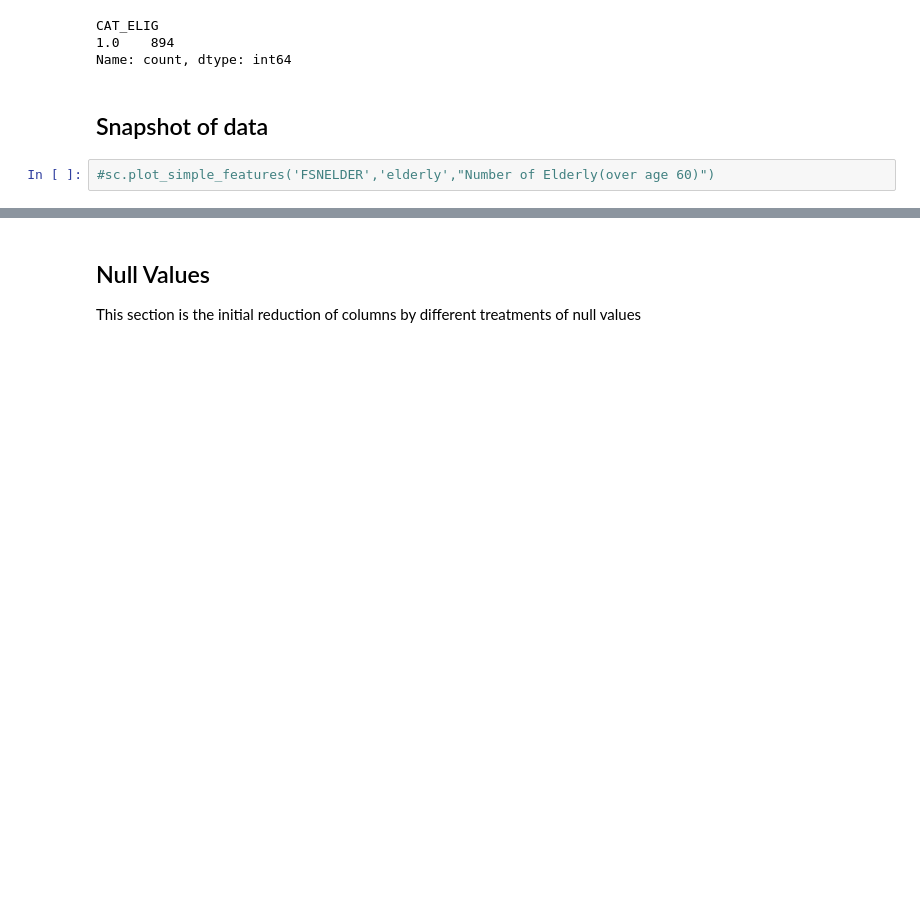
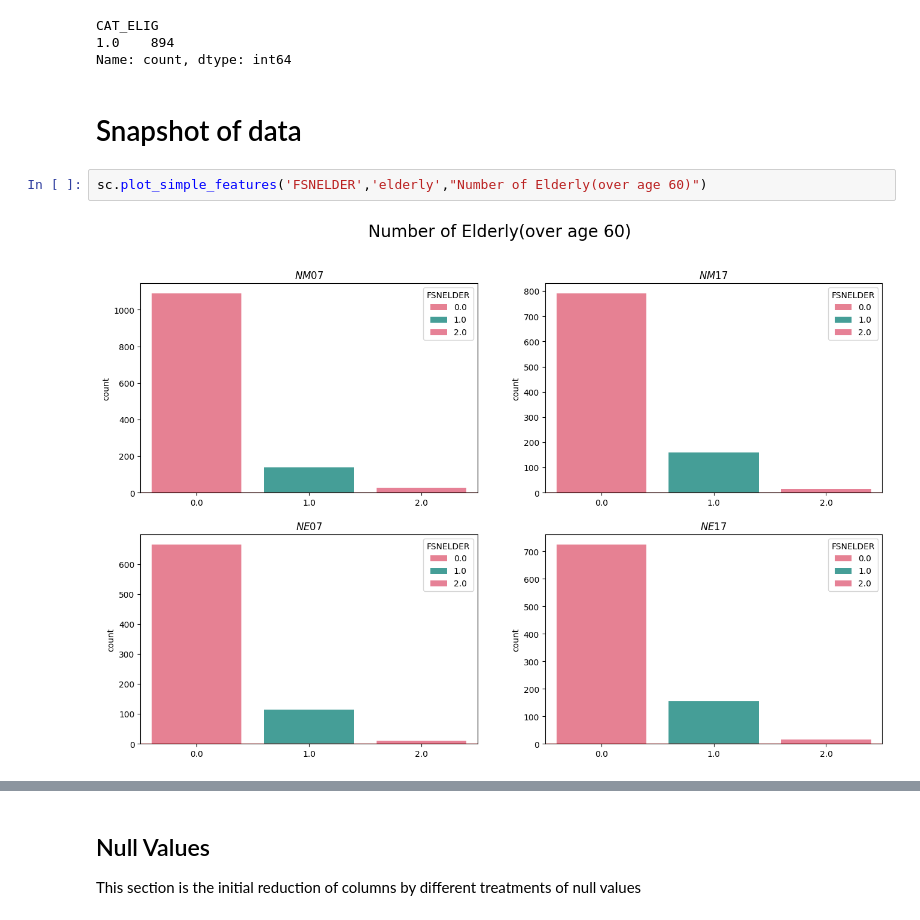
Before and after one commit to a-barker/QGIS-data-project, a Jupyter notebook: notebooks/1_EDA.ipynb, the cells around one changed output, grey strips where cells are left out. Saved outputs shown, nothing was run; the diff lists cells and outputs as text; blank space fills up the shorter version.

Commit message:
Update notebooks, data files, and add feature images

```diff
--- a/notebooks/1_EDA.ipynb
+++ b/notebooks/1_EDA.ipynb
@@ -278,7 +311,9 @@ CAT_ELIG
 1.0    894
 Name: count, dtype: int64
 # %% [markdown]
-## Snapshot of data
+# Snapshot of data
 # %%
-#sc.plot_simple_features('FSNELDER','elderly',"Number of Elderly(over age 60)")
+sc.plot_simple_features('FSNELDER','elderly',"Number of Elderly(over age 60)")
+# %% [output]
+[figure, added]
 # %%
```
Also changed, not shown: parts of 28 cells of this notebook, 21 other files.
